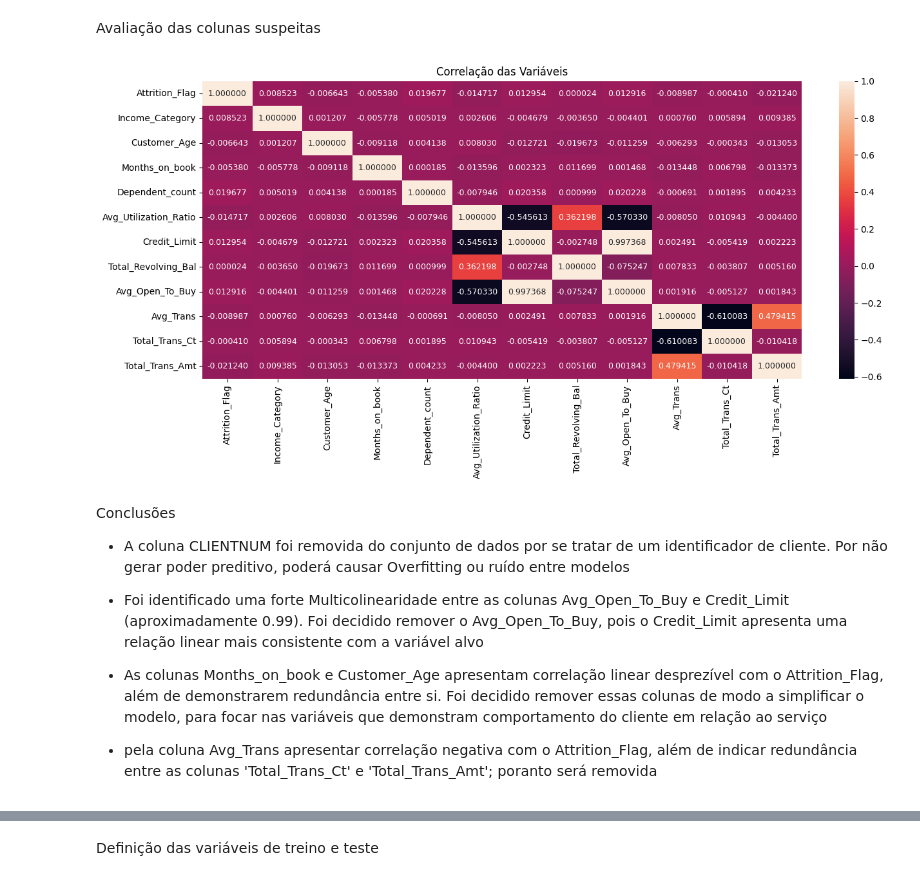
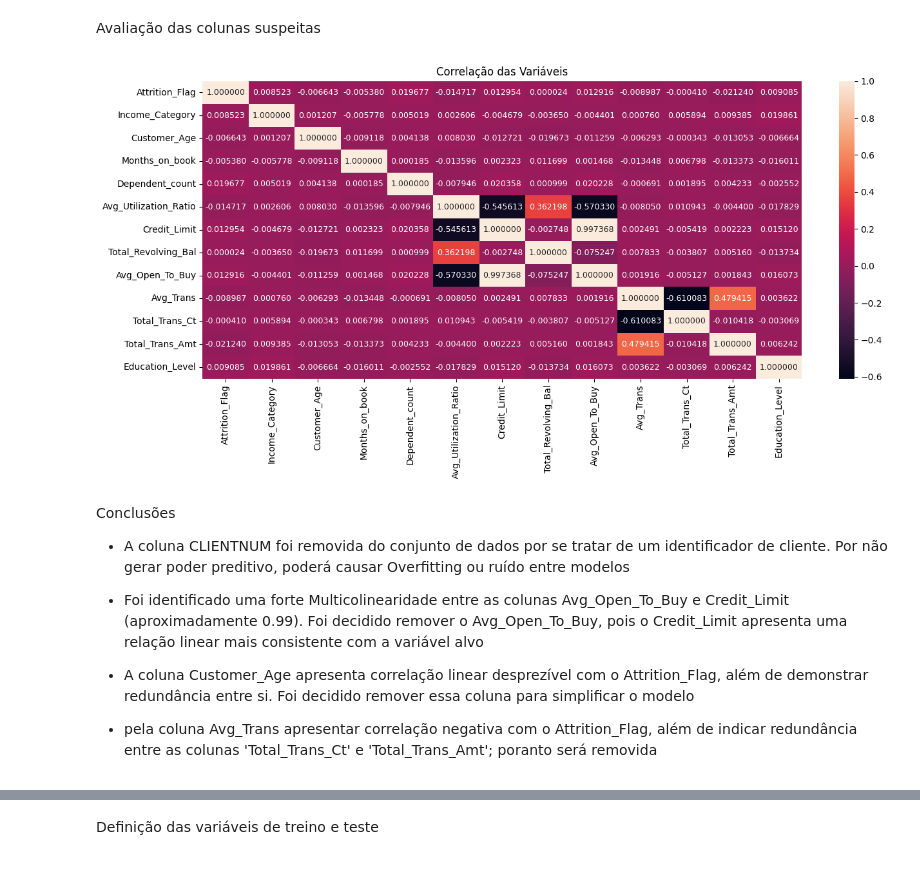
Before and after one commit to rpf991/Previsao_Churning_Clientes_Credito, a Jupyter notebook: notebooks/data_analysis.ipynb, the cells around one changed output, grey strips where cells are left out. Cells and saved outputs as stored; diff of their text form; code cells hidden in the pictures.

```diff
--- a/notebooks/data_analysis.ipynb
+++ b/notebooks/data_analysis.ipynb
@@ -141,33 +147,40 @@ df_base_credit[['Income_Category']] = ordinal_encoder.fit_transform(df_base_cred
 
 # 5. Tratamento de Valores Ausentes
 # foram substituidos valores nulos pela mediana dos valores mapeados
-imputer = SimpleImputer(strategy='median') # median
+imputer = SimpleImputer(strategy='median')
 df_base_credit[['Income_Category']] = imputer.fit_transform(df_base_credit[['Income_Category']])
+
+
+# Mapeamento de Educação
+mapa_edu = {
+    'Uneducated': 1, 'High School': 2, 'College': 3,
+    'Graduate': 4, 'Post-Graduate': 5, 'Doctorate': 6
+}
+df_base_credit['Education_Level'] = df_base_credit['Education_Level'].map(mapa_edu)
 # %% [markdown]
 Foi criado um arquivo adaptado do Credit_Card_Churn onde a coluna Income_Category foi adaptada para numérica, de modo a endenter melhor quais colunas estão prejudicando os modelos por meio da plataforma Orange
 # %%
 df_base_credit.to_csv(r"..\\documents\\CREDIT_CARD_CHURN_ADAPTED.csv", index=False)
+# %%
+# Mapeamento da Coluna Target
+atrition_flag_map = {
+    'Attrited Customer': 1,
+    'Existing Customer': 0
+}
+df_base_credit['Attrition_Flag'] = df_base_credit['Attrition_Flag'].apply(lambda x: atrition_flag_map[x])
 # %%
-# Mapeamento da Coluna Target
-atrition_flag_map = {
-    'Attrited Customer': 1,
-    'Existing Customer': 0
-}
-df_base_credit['Attrition_Flag'] = df_base_credit['Attrition_Flag'].map(atrition_flag_map).astype("int")
+# Avaliação One-Hot-Encoder
+df_base_credit = pd.get_dummies(df_base_credit, drop_first=True)
 
 
-# Avaliação One-Hot-Encoder
-ohe = OneHotEncoder(sparse_output=False)
+#ohe = OneHotEncoder(sparse_output=False)
 
-encoder_columns = ['Gender', 'Education_Level', 'Marital_Status', 'Card_Category']
+#dados_encoder = ohe.fit_transform(df_base_credit[['Gender','Education_Level','Marital_Status','Card_Category']])
 
-dados_encoder = ohe.fit_transform(df_base_credit[encoder_columns])
-
-df_encoder_columns = pd.DataFrame(dados_encoder, columns=ohe.get_feature_names_out())
+#df_encoder_columns = pd.DataFrame(dados_encoder, columns=ohe.get_feature_names_out())
 
 # União dos dados com os dataframes-One-Hot-Encoder
-df_base_credit = pd.concat([df_base_credit, df_encoder_columns], axis=1)
-
+#df_base_credit = pd.concat([df_base_credit, df_encoder_columns], axis=1)
 
 
 # Para melhorar o poder preditivo em relação aos modelos, foi optado
@@ -250,18 +263,19 @@ Avaliação das colunas suspeitas
 # %%
 df_hetamap_test = df_base_credit[['Attrition_Flag',  'Income_Category',
                                   'Customer_Age', 'Months_on_book', 'Dependent_count',
                                   'Avg_Utilization_Ratio','Credit_Limit',
                                   'Total_Revolving_Bal', 'Avg_Open_To_Buy',
-                                  'Avg_Trans', 'Total_Trans_Ct', 'Total_Trans_Amt']].corr()
+                                  'Avg_Trans', 'Total_Trans_Ct', 'Total_Trans_Amt',
+                                  'Education_Level']].corr()
 
 plt.figure(figsize=(15, 6))
 
 sns.heatmap(data=df_hetamap_test,
             annot=True, fmt=".6f", annot_kws={"size": 9})
 plt.title("Correlação das Variáveis")
 plt.show()
 # %% [output]
-[figure, old version]
+[figure, new version]
 # %% [markdown]
 Conclusões
 
@@ -274,10 +288,9 @@ Conclusões
   Foi decidido remover o Avg_Open_To_Buy, pois o Credit_Limit apresenta
   uma relação linear mais consistente com a variável alvo
 
-* As colunas Months_on_book e Customer_Age apresentam correlação linear
-  desprezível com o Attrition_Flag, além de demonstrarem redundância entre si.
-  Foi decidido remover essas colunas de modo a simplificar o modelo, para
-  focar nas variáveis que demonstram comportamento do cliente em relação ao serviço
+* A coluna Customer_Age apresenta correlação linear
+  desprezível com o Attrition_Flag, além de demonstrar redundância entre si. Foi
+  decidido remover essa coluna para simplificar o modelo
 
 * pela coluna Avg_Trans apresentar correlação negativa com o Attrition_Flag,
 além de indicar redundância entre as colunas 'Total_Trans_Ct' e 'Total_Trans_Amt'; poranto será removida
```
Also changed, not shown: parts of 25 cells of this notebook, 2 other files.
